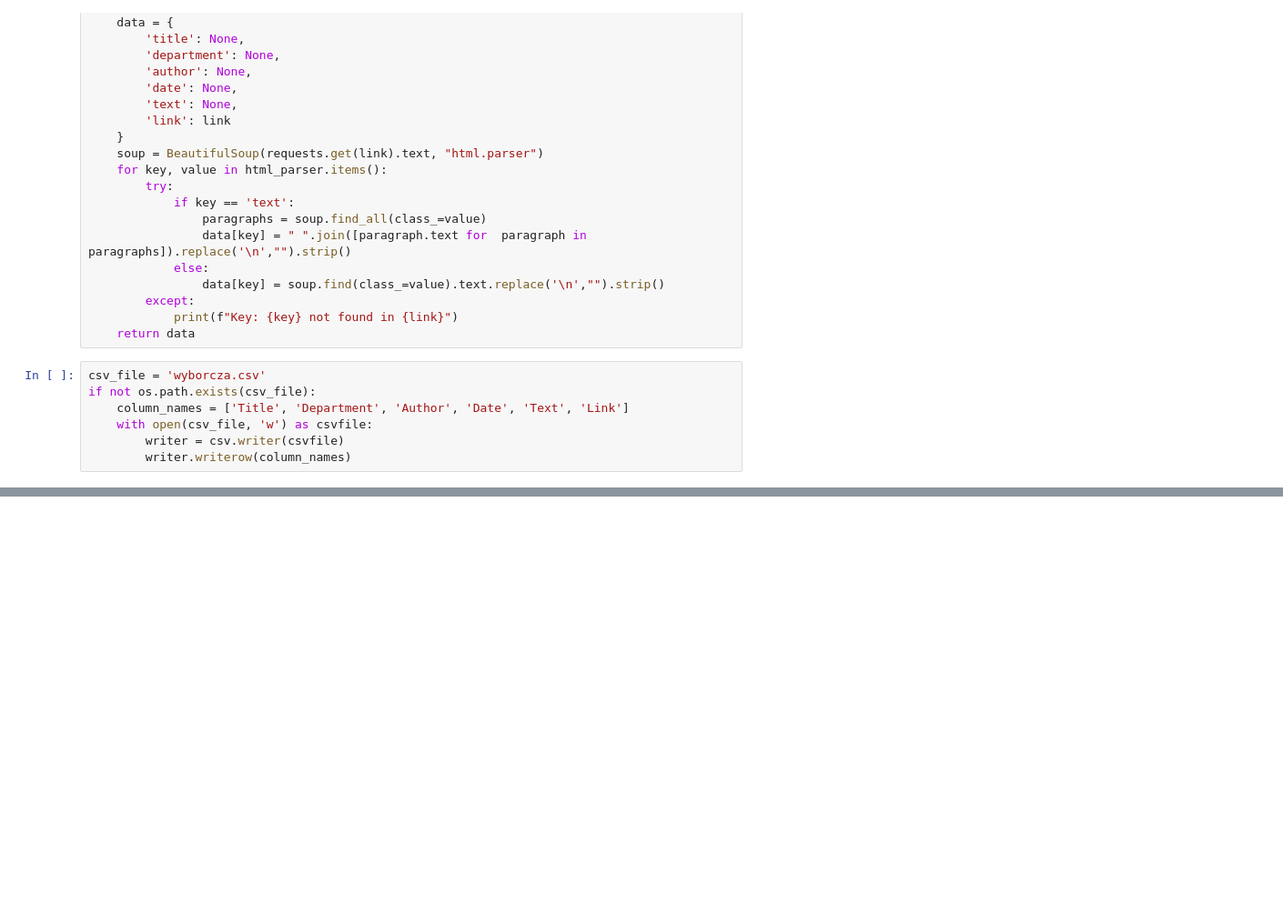
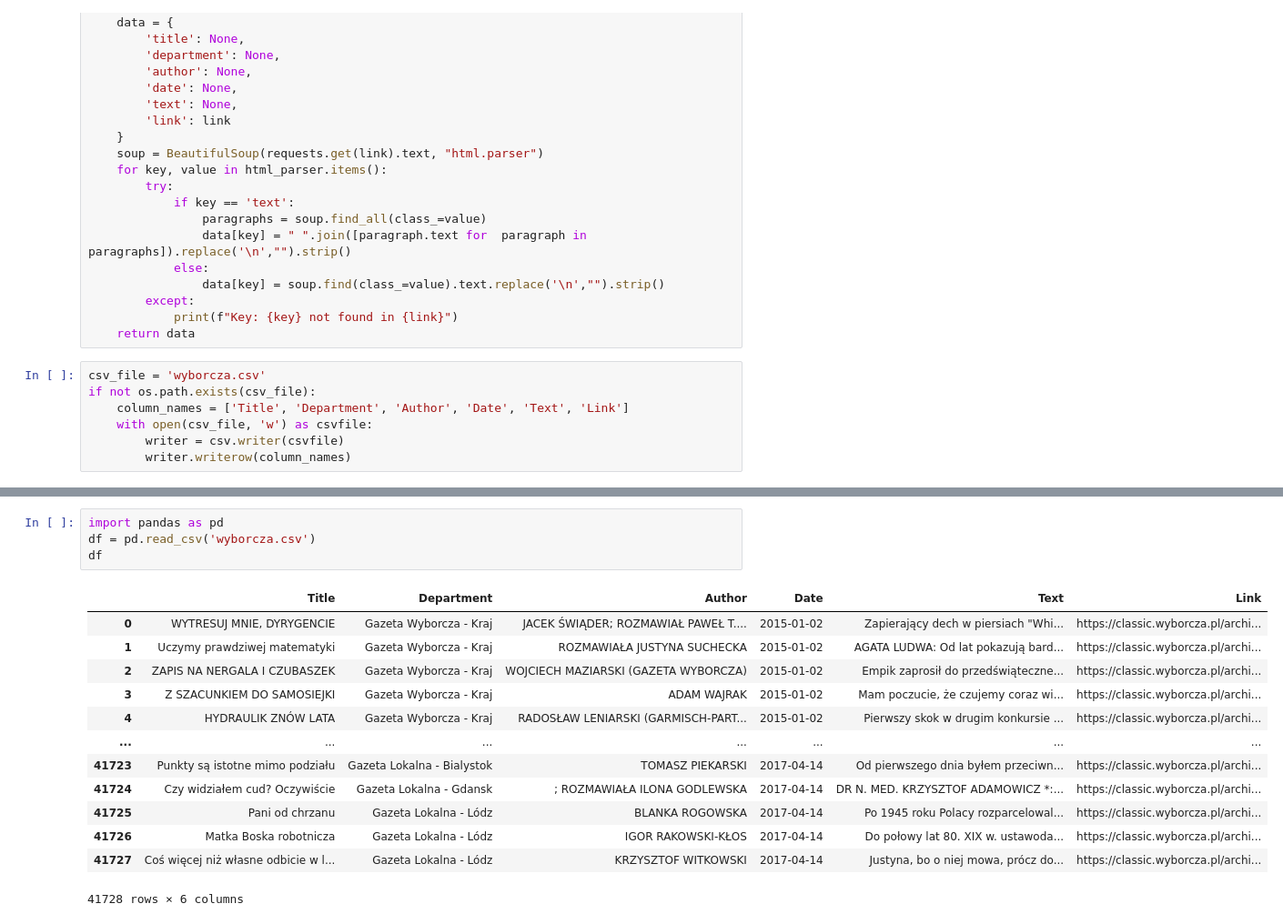
Before and after one commit to pSzyc/Climate, a Jupyter notebook: Scrap/wyborcza.ipynb, the cells around one changed output, grey strips where cells are left out. Shown: that part at 91% size. Drawn from its saved outputs; the diff is of its cells as text; blank space fills up the shorter version.

Commit message:
wyborcza scrap data

```diff
--- a/Scrap/wyborcza.ipynb
+++ b/Scrap/wyborcza.ipynb
@@ -84,0 +86,18 @@ No articles found
+# %%
+import pandas as pd
+df = pd.read_csv('wyborcza.csv')
+df
+# %% [output]
+|  | Title | Department | Author | Date | Text | Link |
+| 0 | WYTRESUJ MNIE, DYRYGENCIE | Gazeta Wyborcza - Kraj | JACEK ŚWIĄDER; ROZMAWIAŁ PAWEŁ T.... | 2015-01-02 | Zapierający dech w piersiach "Whi... | https://classic.wyborcza.pl/archi... |
+| 1 | Uczymy prawdziwej matematyki | Gazeta Wyborcza - Kraj | ROZMAWIAŁA JUSTYNA SUCHECKA | 2015-01-02 | AGATA LUDWA: Od lat pokazują bard... | https://classic.wyborcza.pl/archi... |
+| 2 | ZAPIS NA NERGALA I CZUBASZEK | Gazeta Wyborcza - Kraj | WOJCIECH MAZIARSKI (GAZETA WYBORCZA) | 2015-01-02 | Empik zaprosił do przedświąteczne... | https://classic.wyborcza.pl/archi... |
+| 3 | Z SZACUNKIEM DO SAMOSIEJKI | Gazeta Wyborcza - Kraj | ADAM WAJRAK | 2015-01-02 | Mam poczucie, że czujemy coraz wi... | https://classic.wyborcza.pl/archi... |
+| 4 | HYDRAULIK ZNÓW LATA | Gazeta Wyborcza - Kraj | RADOSŁAW LENIARSKI (GARMISCH-PART... | 2015-01-02 | Pierwszy skok w drugim konkursie ... | https://classic.wyborcza.pl/archi... |
+| ... | ... | ... | ... | ... | ... | ... |
+| 41723 | Punkty są istotne mimo podziału | Gazeta Lokalna - Bialystok | TOMASZ PIEKARSKI | 2017-04-14 | Od pierwszego dnia byłem przeciwn... | https://classic.wyborcza.pl/archi... |
+| 41724 | Czy widziałem cud? Oczywiście | Gazeta Lokalna - Gdansk | ; ROZMAWIAŁA ILONA GODLEWSKA | 2017-04-14 | DR N. MED. KRZYSZTOF ADAMOWICZ *:... | https://classic.wyborcza.pl/archi... |
+| 41725 | Pani od chrzanu | Gazeta Lokalna - Lódz | BLANKA ROGOWSKA | 2017-04-14 | Po 1945 roku Polacy rozparcelowal... | https://classic.wyborcza.pl/archi... |
+| 41726 | Matka Boska robotnicza | Gazeta Lokalna - Lódz | IGOR RAKOWSKI-KŁOS | 2017-04-14 | Do połowy lat 80. XIX w. ustawoda... | https://classic.wyborcza.pl/archi... |
+| 41727 | Coś więcej niż własne odbicie w l... | Gazeta Lokalna - Lódz | KRZYSZTOF WITKOWSKI | 2017-04-14 | Justyna, bo o niej mowa, prócz do... | https://classic.wyborcza.pl/archi... |
+41728 rows × 6 columns
```
Also changed, not shown: parts of 1 cell of this notebook.
